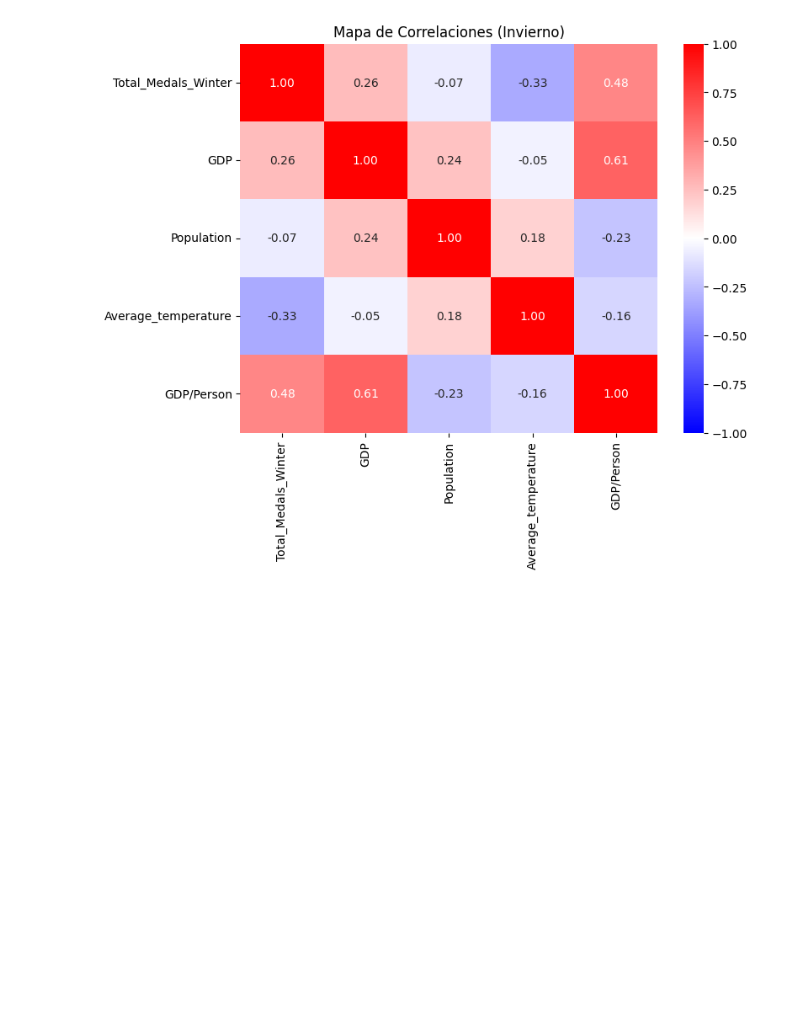
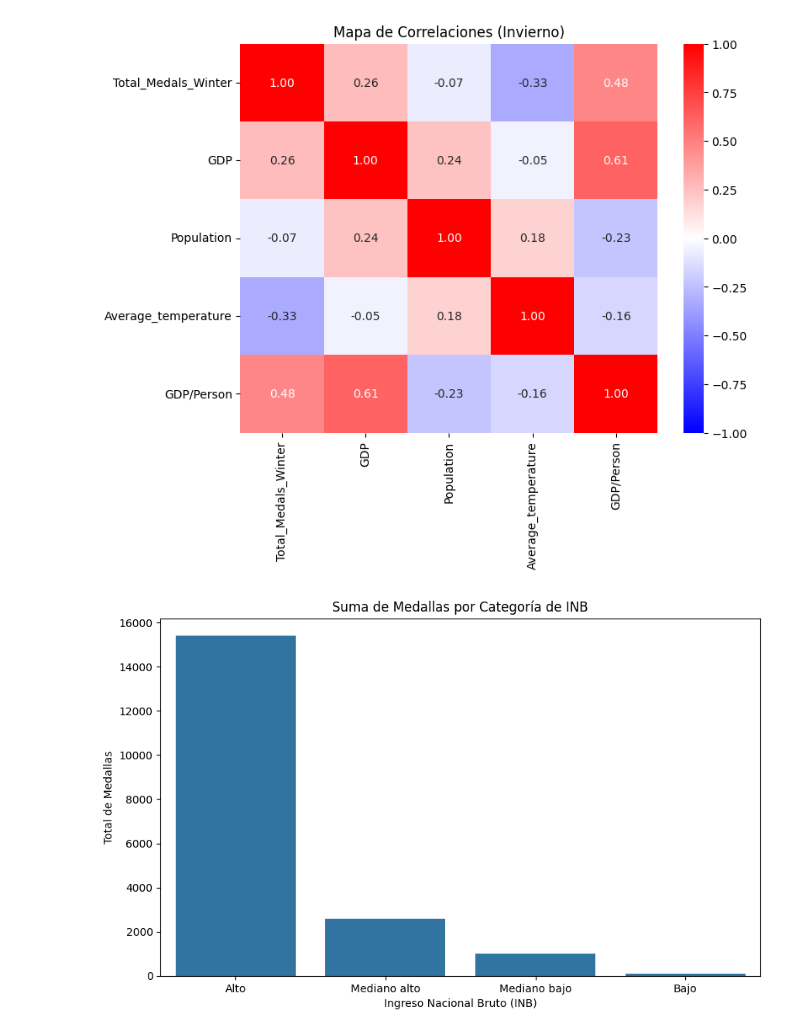
Before and after one commit to PabloMurer/Data-Science-I, a Jupyter notebook: Primera_entrega_(final).ipynb, the cells around one changed output. Cells and saved outputs as stored; diff of their text form; code cells hidden in the pictures; blank space fills up the shorter version.

```diff
--- a/Primera_entrega_(final).ipynb
+++ b/Primera_entrega_(final).ipynb
@@ -1530,0 +1505,13 @@ plt.show()
+# %%
+# Create the 'INB' column based on 'GDP/Person' values
+conditions = [
+    merged_df['GDP/Person'] <= 1005,
+    (merged_df['GDP/Person'] > 1005) & (merged_df['GDP/Person'] <= 3975),
+    (merged_df['GDP/Person'] > 3975) & (merged_df['GDP/Person'] <= 13204),
+    merged_df['GDP/Person'] >= 13205
+]
+
+choices = ['Bajo', 'Mediano bajo', 'Mediano alto', 'Alto']
+merged_df['INB'] = np.select(conditions, choices, default='Otro')
+
+merged_df
@@ -1559,3 +1560,23 @@ plot_heatmap(merged_df[['Total_Medals_Winter', 'GDP', 'Population', 'Average_tem
 [figure]
 [figure]
 [figure]
+# %%
+# Group by 'INB' and sum 'Total_Medals'
+inb_medals = merged_df.groupby('INB')['Total_Medals'].sum().reset_index()
+
+# Sort by 'Total_Medals' in descending order, excluding 'Otro'
+inb_medals = inb_medals[inb_medals['INB'] != 'Otro'].sort_values('Total_Medals', ascending=False)
+
+# Custom order for the INB categories
+order = ['Alto', 'Mediano alto', 'Mediano bajo', 'Bajo']
+inb_medals = inb_medals.set_index('INB').loc[order].reset_index()
+
+# Create the bar plot
+plt.figure(figsize=(10, 6))
+sns.barplot(x='INB', y='Total_Medals', data=inb_medals, order=order)
+plt.xlabel('Ingreso Nacional Bruto (INB)')
+plt.ylabel('Total de Medallas')
+plt.title('Suma de Medallas por Categoría de INB')
+plt.show()
+# %% [output]
+[figure, added]
```
Also changed, not shown: parts of 4 cells of this notebook.
